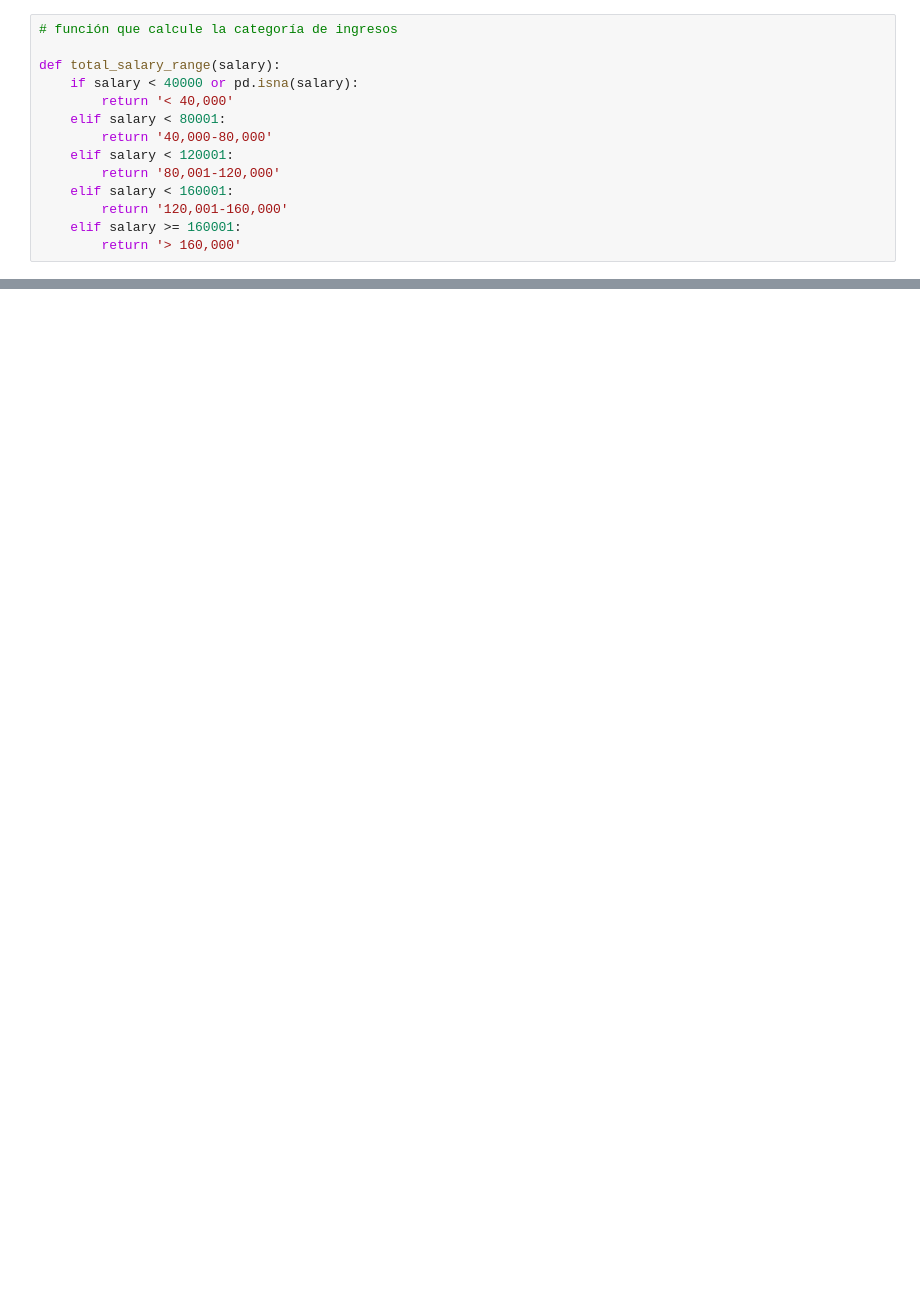
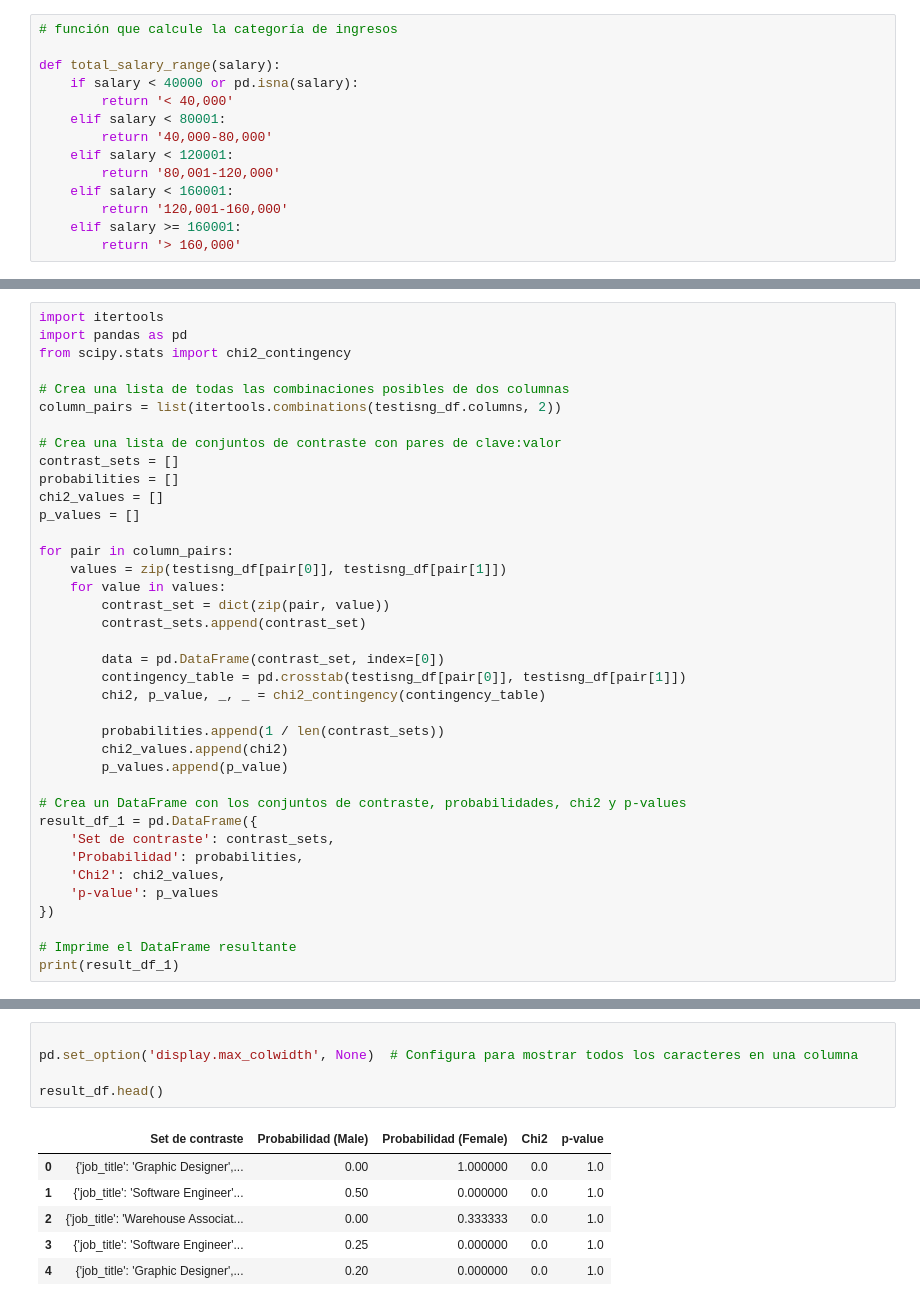
Before and after one commit to MarinZav/MCS, a Jupyter notebook: 99_prueba_tecnica_mle/pruebas_modelo.ipynb, the cells around one changed output, grey strips where cells are left out. Saved outputs shown, nothing was run; the diff lists cells and outputs as text; blank space fills up the shorter version.

```diff
--- a/99_prueba_tecnica_mle/pruebas_modelo.ipynb
+++ b/99_prueba_tecnica_mle/pruebas_modelo.ipynb
@@ -159,0 +111,38 @@ plt.show()
+# %%
+import itertools
+import pandas as pd
+from scipy.stats import chi2_contingency
+
+# Crea una lista de todas las combinaciones posibles de dos columnas
+column_pairs = list(itertools.combinations(testisng_df.columns, 2))
+
+# Crea una lista de conjuntos de contraste con pares de clave:valor
+contrast_sets = []
+probabilities = []
+chi2_values = []
+p_values = []
+
+for pair in column_pairs:
+    values = zip(testisng_df[pair[0]], testisng_df[pair[1]])
+    for value in values:
+        contrast_set = dict(zip(pair, value))
+        contrast_sets.append(contrast_set)
+
+        data = pd.DataFrame(contrast_set, index=[0])
+        contingency_table = pd.crosstab(testisng_df[pair[0]], testisng_df[pair[1]])
+        chi2, p_value, _, _ = chi2_contingency(contingency_table)
+
+        probabilities.append(1 / len(contrast_sets))
+        chi2_values.append(chi2)
+        p_values.append(p_value)
+
+# Crea un DataFrame con los conjuntos de contraste, probabilidades, chi2 y p-values
+result_df_1 = pd.DataFrame({
+    'Set de contraste': contrast_sets,
+    'Probabilidad': probabilities,
+    'Chi2': chi2_values,
+    'p-value': p_values
+})
+
+# Imprime el DataFrame resultante
+print(result_df_1)
@@ -159,0 +237,12 @@ plt.show()
+# %%
+
+pd.set_option('display.max_colwidth', None)  # Configura para mostrar todos los caracteres en una columna
+
+result_df.head()
+# %% [output]
+|  | Set de contraste | Probabilidad (Male) | Probabilidad (Female) | Chi2 | p-value |
+| 0 | {'job_title': 'Graphic Designer',... | 0.00 | 1.000000 | 0.0 | 1.0 |
+| 1 | {'job_title': 'Software Engineer'... | 0.50 | 0.000000 | 0.0 | 1.0 |
+| 2 | {'job_title': 'Warehouse Associat... | 0.00 | 0.333333 | 0.0 | 1.0 |
+| 3 | {'job_title': 'Software Engineer'... | 0.25 | 0.000000 | 0.0 | 1.0 |
+| 4 | {'job_title': 'Graphic Designer',... | 0.20 | 0.000000 | 0.0 | 1.0 |
```
Also changed, not shown: parts of 14 cells of this notebook, 5 other files.
